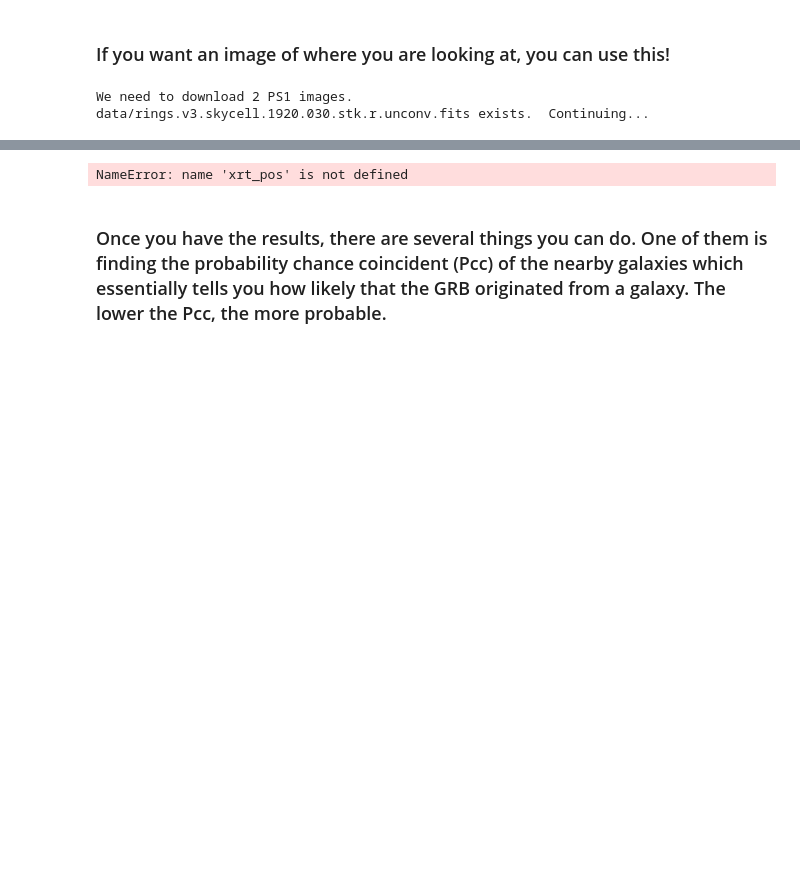
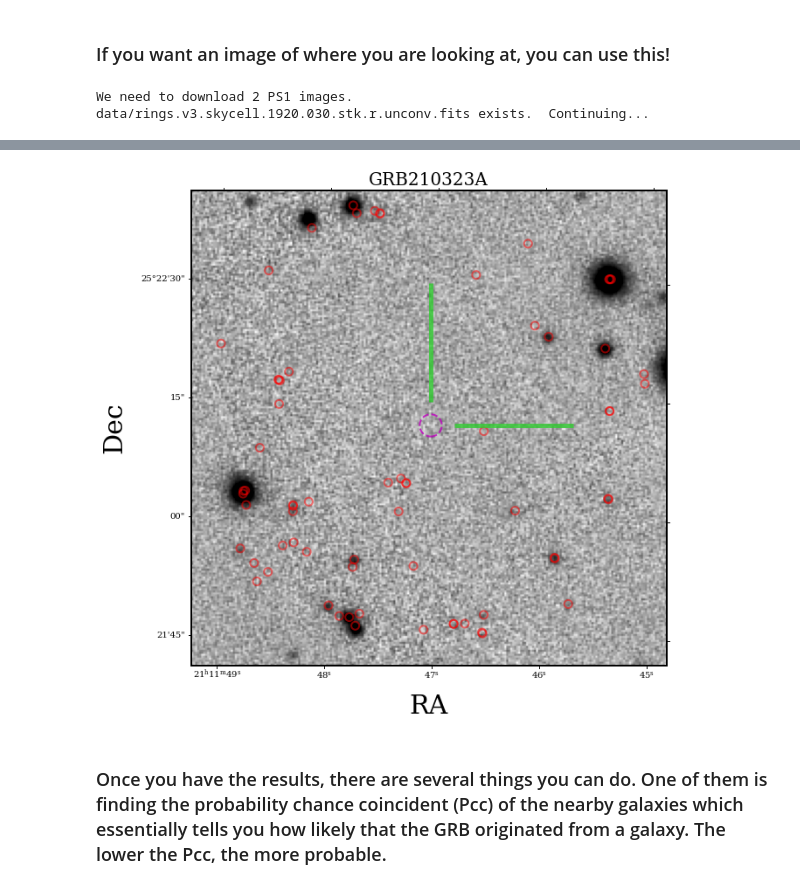
Before and after one commit to CIERA-Transients/POTPyRI, a Jupyter notebook: Astroquery.ipynb, the cells around one changed output, grey strips where cells are left out. Drawn from its saved outputs; the diff is of its cells as text; code cells hidden in the pictures; blank space fills up the shorter version.

```diff
--- a/Astroquery.ipynb
+++ b/Astroquery.ipynb
@@ -106,41 +97,79 @@ PSO J317.9477+25.3679               -999 ...     -999.0       -999.0
 # First tries SDSS, then PS1, then DES, then SkyMapper to get jpeg
 # should have 100% sky coverage from those surveys
 imfile = util.downloadPS1(coord, 'r')
+boxsize = 1.0 # in arcmin
+figsize=10
 
-%matplotlib widget
-fig, ax = plt.subplots(figsize=(10,10))
-fopen = fits.open(imfile)
-image = fopen[1].data
-header = fopen[1].header
-wcs_object = wcs.WCS(header)
+# Clip to boxsize
+from astropy.nddata import Cutout2D
+from astropy import units as u
+from astropy.coordinates import SkyCoord
+import astropy.wcs as wcs
+
+hdu = fits.open(imfile)
+data = hdu[1].data
+wcs_img = wcs.WCS(hdu[1].header)
+size = u.Quantity((boxsize, boxsize), u.arcmin)
+position = (coord.ra.degree, coord.dec.degree)
+cutout = Cutout2D(data, coord, size, wcs=wcs_img)
+
+#%matplotlib widget
+%matplotlib inline
+fig, ax = plt.subplots(figsize=(figsize,figsize))
+image = cutout.data
+wcs_object = cutout.wcs
+
 ax = plt.subplot(projection=wcs_object)
-ax.imshow(image, cmap='gray', norm=ImageNormalize(image, interval=ZScaleInterval()))
+ax.imshow(image, cmap='gray_r', norm=ImageNormalize(image, interval=ZScaleInterval()))
 
-plt.title(object_name,fontsize=20)
+xsize=cutout.data.shape[0]
+ysize=cutout.data.shape[1]
+
+ax.set_title(object_name,fontsize=20)
 x_center, y_center = wcs_object.all_world2pix(coord.ra.deg,coord.dec.deg,1)
-ax.hlines(y_center,x_center+20,x_center+300,color='limegreen',alpha=0.8,linewidth=2)
-ax.vlines(x_center,y_center+20,y_center+300,color='limegreen',alpha=0.8,linewidth=2)
+ax.hlines(y_center,x_center+int(0.05*xsize),x_center+int(0.3*xsize),color='limegreen',
+          alpha=0.8,linewidth=0.5*figsize)
+ax.vlines(x_center,y_center+int(0.05*ysize),y_center+int(0.3*ysize),color='limegreen',
+          alpha=0.8,linewidth=0.5*figsize)
 
-ax.hlines(50,170,470,color='k',linewidth=3)
-ax.vlines(470,50,350,color='k',linewidth=3)
-ax.text(400,400,'N',color='k',fontsize=15)
-ax.text(35,50,'E',color='k',fontsize=15)
+# These are somewhat redundant with the RA/Dec box, so probably not necessary
+#ax.hlines(50,170,470,color='k',linewidth=3)
+#ax.vlines(470,50,350,color='k',linewidth=3)
+#ax.text(400,400,'N',color='k',fontsize=15)
+#ax.text(35,50,'E',color='k',fontsize=15)
+#ax.hlines(int(0.05*ysize), int(0.7*xsize), int(0.95*xsize), color='red', linewidth=3)
+#ax.vlines(int(0.05*xsize), int(0.2*ysize), int(0.5*ysize), color='red', linewidth=3)
+#ax.text(int(0.4*xsize), int(0.4*ysize), 'N', color='red', fontsize=1.5*figsize)
+#ax.text(int(0.05*xsize), int(0.05*ysize), 'E', color='red', fontsize=1.5*figsize)
 
 try:
-    xrt_pos = util.parse_coord(swift_data['BAT RA'], swift_data['BAT Dec'][1:])
+    #xrt_pos = util.parse_coord(swift_data['BAT RA'], swift_data['BAT Dec'][1:])
+    xrt_pos = coord
     x_xrt, y_xrt = wcs_object.all_world2pix(xrt_pos.ra.deg,xrt_pos.dec.deg,1)
-    ax.add_patch(patches.Circle((x_xrt,y_xrt),radius=np.float(swift_data['BAT Error Radius'])/0.25,edgecolor='m',alpha=0.8,facecolor='none',linewidth=2,linestyle='--',label='XRT position at RA = %.3f, Dec = %.3f'%(xrt_pos.ra.deg, xrt_pos.dec.deg),picker=True))
+    ax.add_patch(patches.Circle((x_xrt,y_xrt),radius=np.float(swift_data['BAT Error Radius'])/0.25,
+                                edgecolor='m',alpha=0.8,facecolor='none',
+                                linewidth=2,linestyle='--',
+                                label='XRT position at RA = %.3f, Dec = %.3f'%(xrt_pos.ra.deg, xrt_pos.dec.deg),
+                                picker=True))
 except:
     print('No XRT position.')
 
 for i in range(len(catalog)):
-   x, y = wcs_object.all_world2pix(xrt_pos.ra.deg,xrt_pos.dec.deg,1)
-   ax.add_patch(patches.Circle((x,y),radius=2,edgecolor='r',alpha=0.5,facecolor='none',linewidth=2,linestyle='-',label='Galaxy at RA = %.3f, Dec = %.3f'%(catalog['ra'][i],catalog['dec'][i]),picker=True))
+   #x, y = wcs_object.all_world2pix(xrt_pos.ra.deg,xrt_pos.dec.deg,1)
+    catcoord = SkyCoord(catalog['ra'][i], catalog['dec'][i], unit='deg')
+    if catcoord.separation(coord) > 0.5*boxsize * u.arcmin: continue
+    x, y = wcs_object.all_world2pix(catcoord.ra.degree, catcoord.dec.degree, 1)
+    ax.add_patch(patches.Circle((x,y),radius=2,edgecolor='r',alpha=0.5,facecolor='none',
+                                linewidth=2,linestyle='-',
+                                label='Galaxy at RA = %.3f, Dec = %.3f'%(catalog['ra'][i],catalog['dec'][i]),
+                                picker=True))
 
-ax.set_xlabel('RA')
-ax.set_ylabel('Dec')
+ax.set_xlabel('RA', fontsize=3.0*figsize)
+ax.set_ylabel('Dec', fontsize=3.0*figsize)
 fig.canvas.mpl_connect('click_pos', lambda event: onclick())
 fig.canvas.mpl_connect('pick_event', lambda event: onpick())
+
+plt.show()
 # %% [output]
 We need to download 2 PS1 images.
 data/rings.v3.skycell.1920.030.stk.r.unconv.fits exists.  Continuing...
@@ -149,4 +176,4 @@ No XRT position.
-NameError: name 'xrt_pos' is not defined
+[figure, added]
 # %% [markdown]
 ### Once you have the results, there are several things you can do. One of them is finding the probability chance coincident (Pcc) of the nearby galaxies which essentially tells you how likely that the GRB originated from a galaxy. The lower the Pcc, the more probable.
 # %%
```
Also changed, not shown: parts of 4 cells of this notebook.
